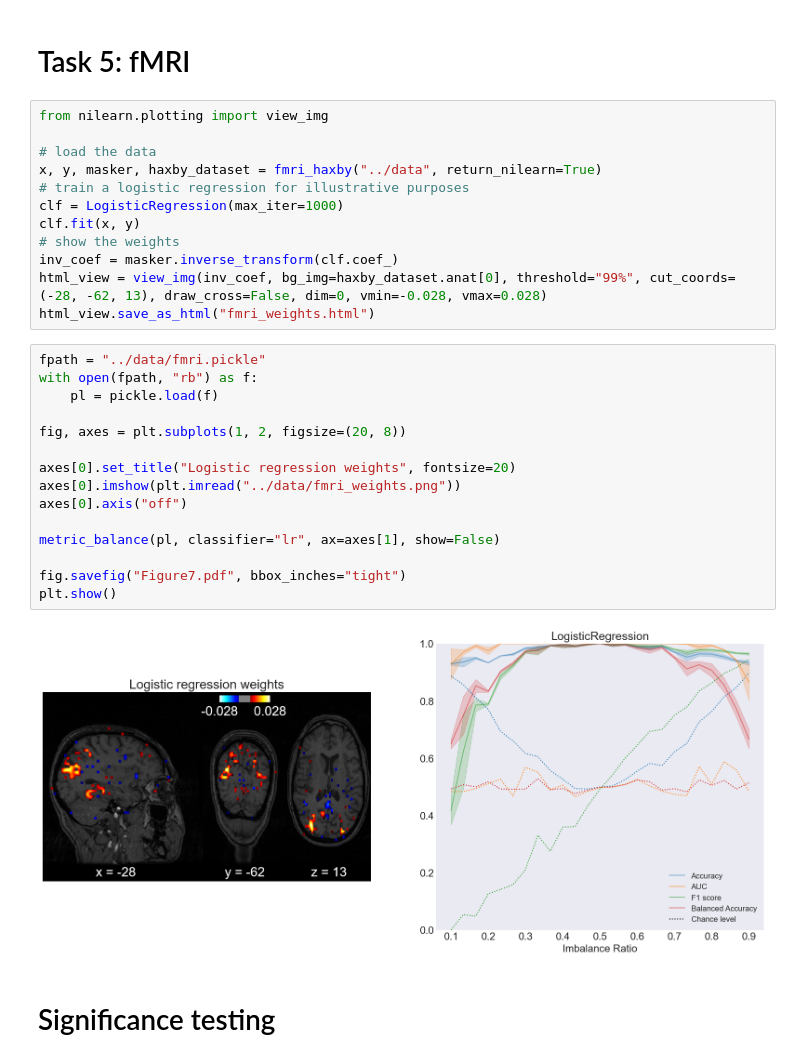
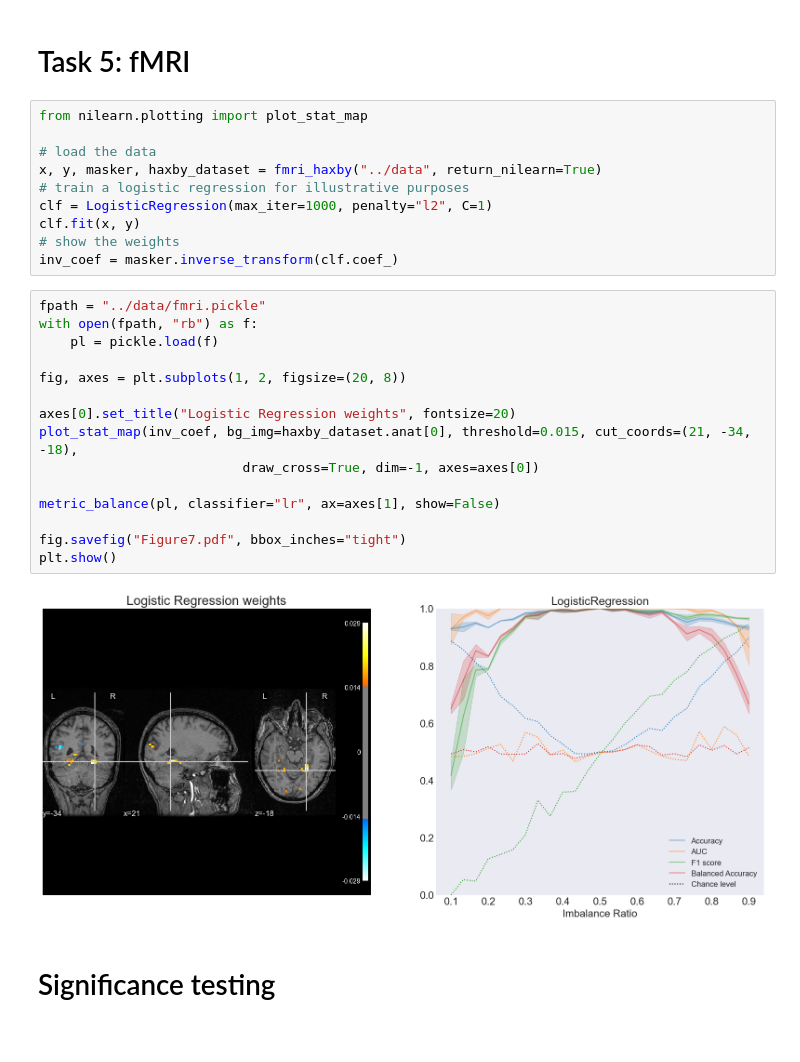
Before and after one commit to thecocolab/data-imbalance, a Jupyter notebook: notebooks/imbalance_analysis.ipynb, the cells around one changed output. Saved outputs shown, nothing was run; the diff lists cells and outputs as text.

Commit message:
Update fMRI plot

```diff
--- a/notebooks/imbalance_analysis.ipynb
+++ b/notebooks/imbalance_analysis.ipynb
@@ -608,34 +608,32 @@ plt.show()
 # %% [markdown]
 # Task 5: fMRI
 # %%
-from nilearn.plotting import view_img
+from nilearn.plotting import plot_stat_map
 
 # load the data
 x, y, masker, haxby_dataset = fmri_haxby("../data", return_nilearn=True)
 # train a logistic regression for illustrative purposes
-clf = LogisticRegression(max_iter=1000)
+clf = LogisticRegression(max_iter=1000, penalty="l2", C=1)
 clf.fit(x, y)
 # show the weights
 inv_coef = masker.inverse_transform(clf.coef_)
-html_view = view_img(inv_coef, bg_img=haxby_dataset.anat[0], threshold="99%", cut_coords=(-28, -62, 13), draw_cross=False, dim=0, vmin=-0.028, vmax=0.028)
-html_view.save_as_html("fmri_weights.html")
 # %%
 fpath = "../data/fmri.pickle"
 with open(fpath, "rb") as f:
     pl = pickle.load(f)
 
 fig, axes = plt.subplots(1, 2, figsize=(20, 8))
 
-axes[0].set_title("Logistic regression weights", fontsize=20)
-axes[0].imshow(plt.imread("../data/fmri_weights.png"))
-axes[0].axis("off")
+axes[0].set_title("Logistic Regression weights", fontsize=20)
+plot_stat_map(inv_coef, bg_img=haxby_dataset.anat[0], threshold=0.015, cut_coords=(21, -34, -18),
+                          draw_cross=True, dim=-1, axes=axes[0])
 
 metric_balance(pl, classifier="lr", ax=axes[1], show=False)
 
 fig.savefig("Figure7.pdf", bbox_inches="tight")
 plt.show()
 # %% [output]
-[figure, old version]
+[figure, new version]
 # %% [markdown]
 # Significance testing
 # %%
```
